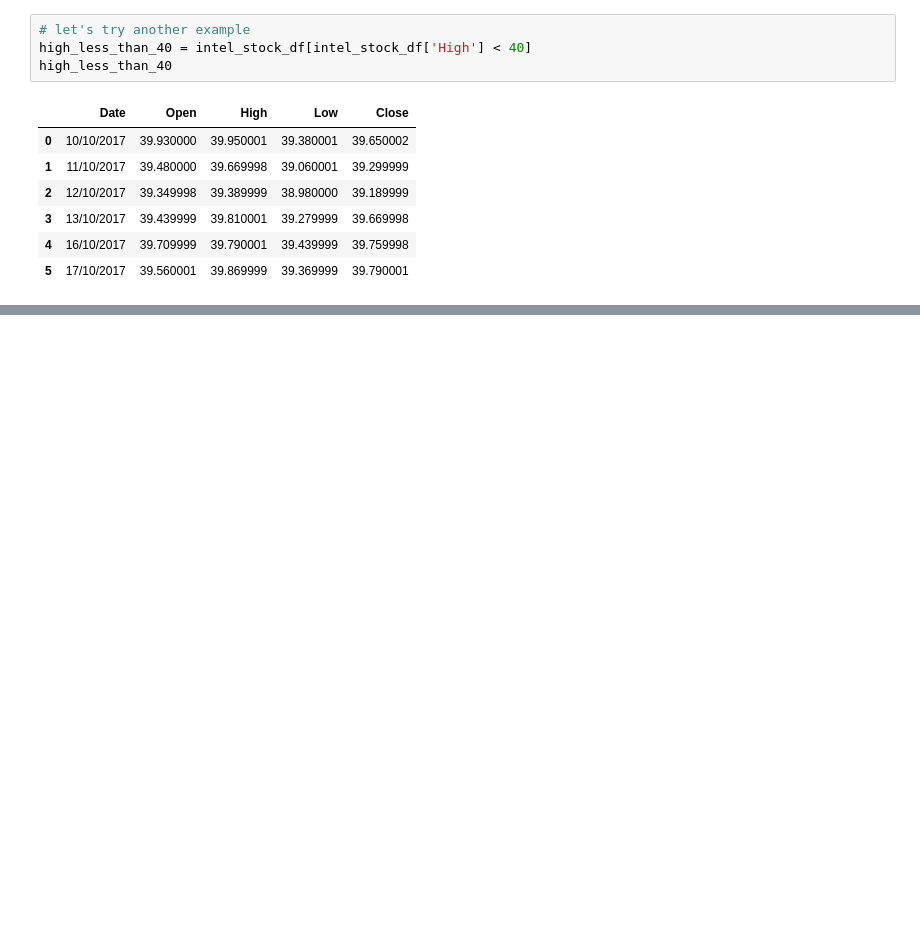
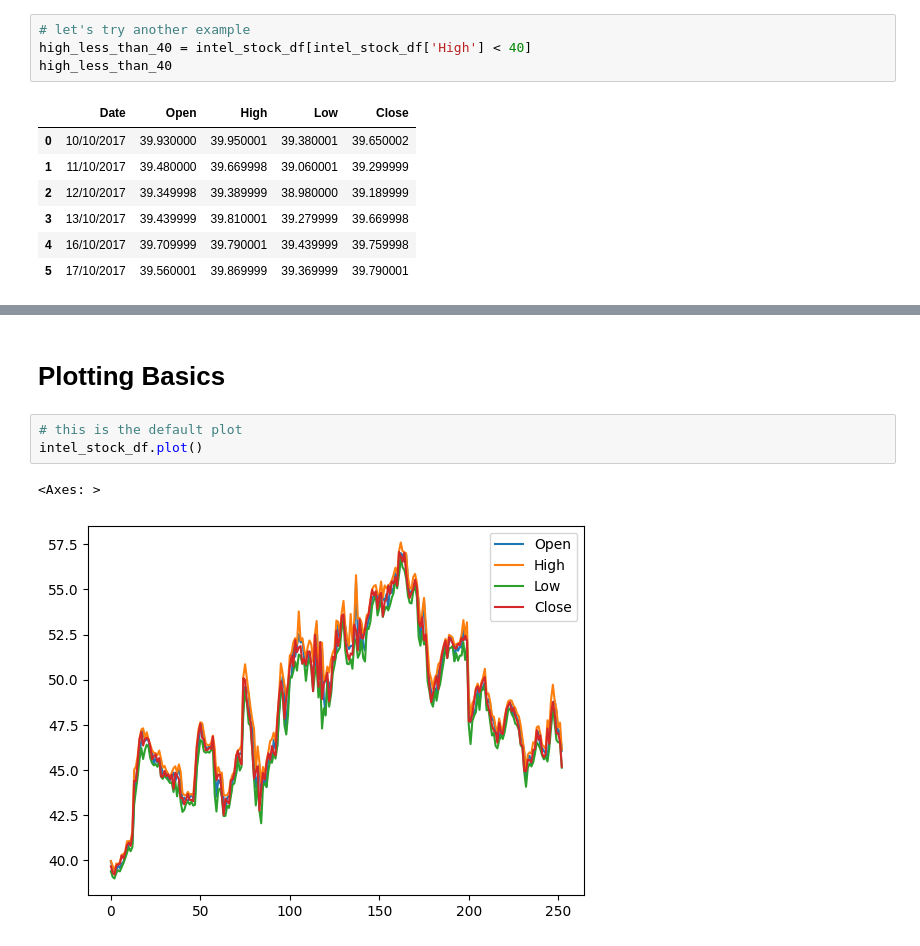
Before and after one commit to moisescujardo/python-projects, a Jupyter notebook: data-science-projects/learning_python_pandas_intel_stock_data.ipynb, the cells around one changed output, grey strips where cells are left out. Cells and saved outputs as stored; diff of their text form; blank space fills up the shorter version.

Commit message:
update on learning python pandas intel stock data - charts

```diff
--- a/data-science-projects/learning_python_pandas_intel_stock_data.ipynb
+++ b/data-science-projects/learning_python_pandas_intel_stock_data.ipynb
@@ -245,0 +252,8 @@ open_gt_39_close_lt_40
+# %% [markdown]
+# Plotting Basics
+# %%
+# this is the default plot
+intel_stock_df.plot()
+# %% [output]
+<Axes: >
+[figure, added]
```
Also changed, not shown: parts of 8 cells of this notebook.
